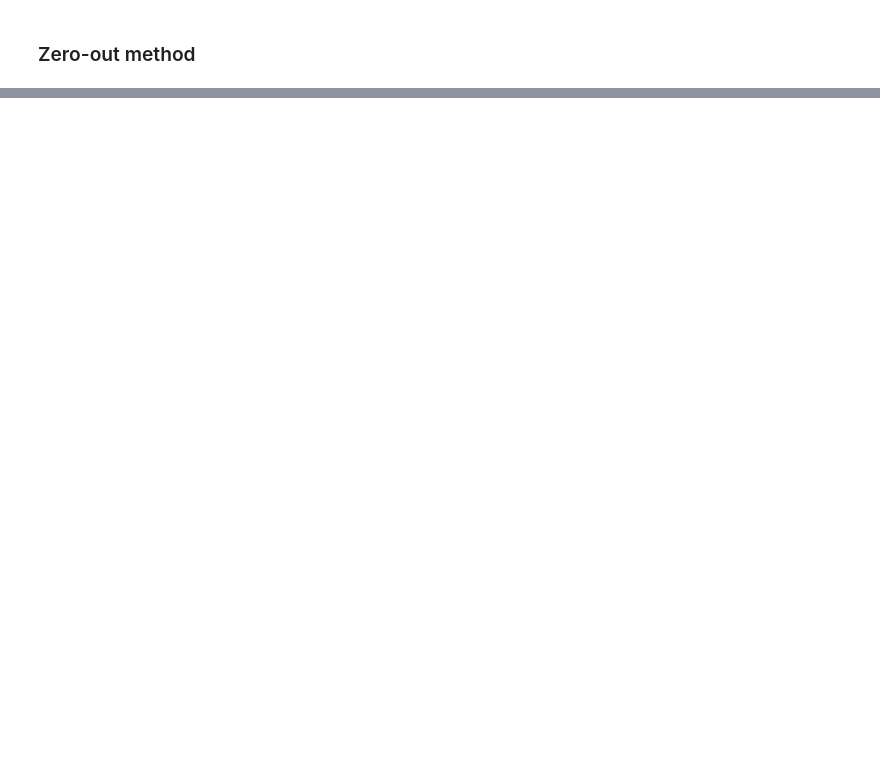
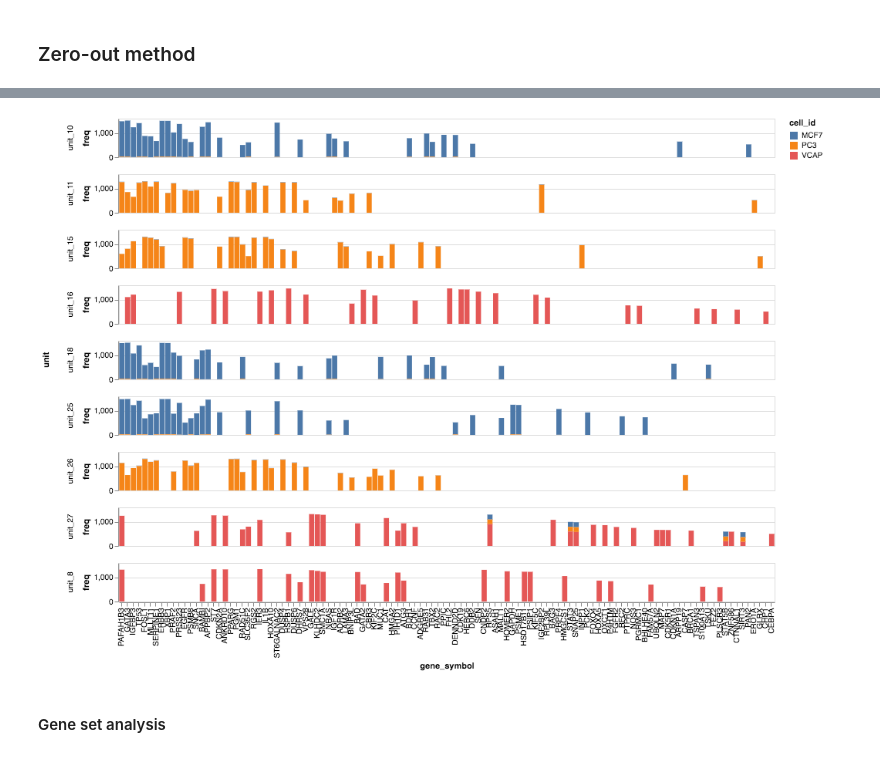
Before and after one commit to manzt/deep_lincs, a Jupyter notebook: lincs-ae.ipynb, the cells around one changed output, grey strips where cells are left out. Cells and saved outputs as stored; diff of their text form; code cells hidden in the pictures; blank space fills up the shorter version.

Commit message:
update notebook analysis

```diff
--- a/lincs-ae.ipynb
+++ b/lincs-ae.ipynb
@@ -276,0 +189,5 @@ barplot & (scatter | pert_info_bar)
+# %%
+selected_units = [16,8,27,25,10,18,26,11,15] # selected units from clustermap
+he.plot_unit_counts("cell_id", units=selected_units, count_thresh=500, k_max=25)
+# %% [output]
+[figure, added]
@@ -276,0 +196,2 @@ barplot & (scatter | pert_info_bar)
+# %% [markdown]
+#### Gene set analysis
```
Also changed, not shown: parts of 25 cells of this notebook.
